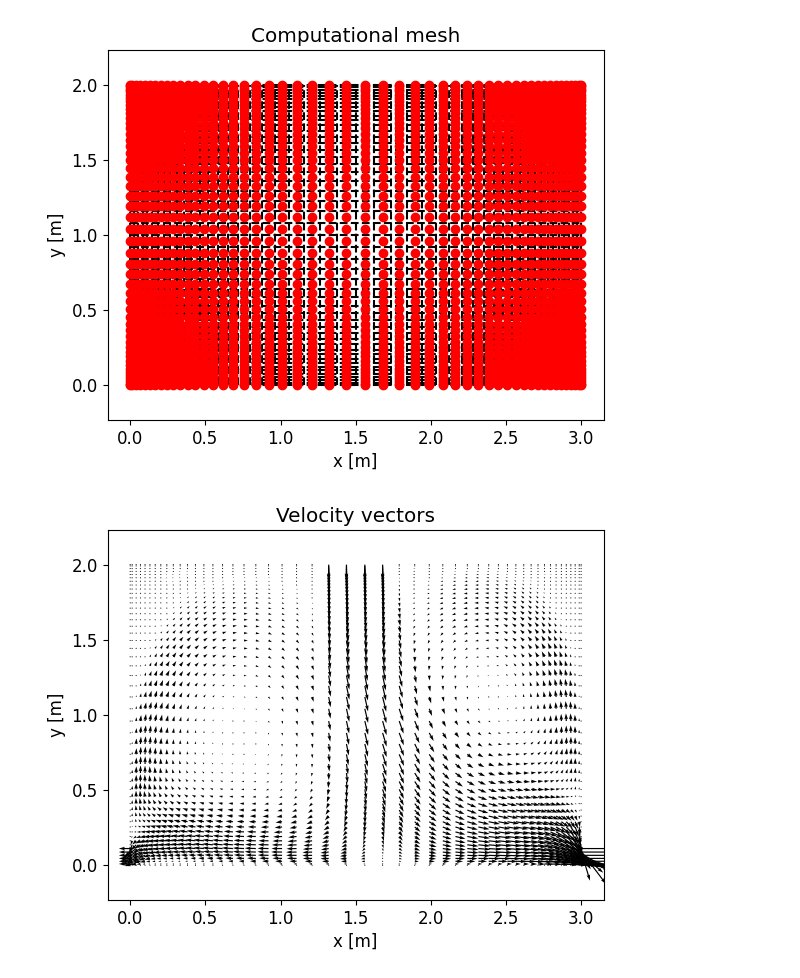
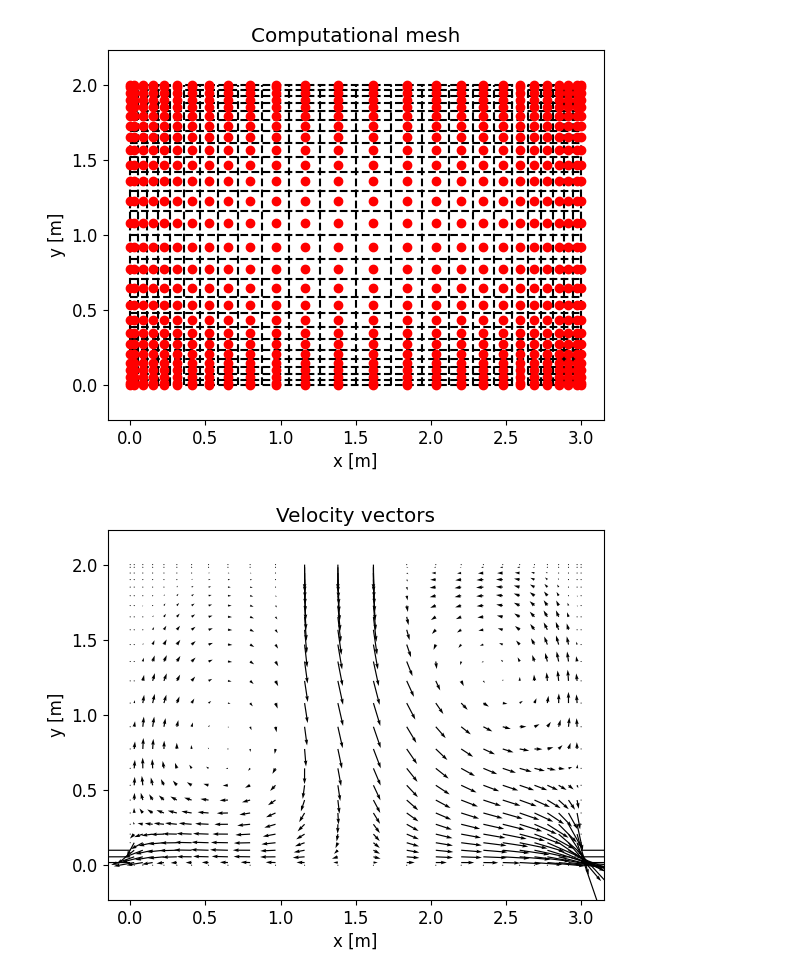
Before and after one commit to John-Carlsson/CFD, a Jupyter notebook: task2/main.ipynb, the cells around one changed output. Cells and saved outputs as stored; diff of their text form; code cells hidden in the pictures.

```diff
--- a/task2/main.ipynb
+++ b/task2/main.ipynb
@@ -23,7 +23,7 @@ import os # For saving plots
 #===================== Inputs =====================
 
 # Geometric and mesh inputs (mesh is read from file)
-grid_type = 'fine' # Either 'coarse' or 'fine'
+grid_type = 'coarse' # Either 'coarse' or 'fine'
 caseID    =   20       # Your case number to solve
 
 # Solver inputs
@@ -33,7 +33,7 @@ solver = 'TDMA'  # Either Gauss-Seidel or TDMA
 
 # Physical properties
 rho    =   1    # Density
-k      =   1    # Thermal conductivity
+k      =   1   # Thermal conductivity
 Cp     =   200  # Specific heat
 gamma  =   k/Cp # Calculated diffusion coefficient
 q_in = 50 /Cp   #W/m^2
@@ -169,6 +169,8 @@ for i in range(1,nI-1):
 
 for j in range(1,nJ-1):
     i = -1
+    if u[i,j] == 0:
+        T[i,j] = 40
 
     i = 0
     if u[i,j] == 0:
@@ -178,7 +180,7 @@ for j in range(1,nJ-1):
 #South wall
 for i in range(1,nI-1):
     j = 0
-    Su[i,j+1] = dx_we[i,j+1]* q_in
+    Su[i,j+1] = 0#dx_we[i,j+1]* q_in
 
 
 # west wall
@@ -284,8 +286,8 @@ for i in range(1,nI-1):
 for j in range(1,nJ-1):
     # East wall:
     i = -2
-    if u[i+1,j] == 0:
-        aE[i,j] = 0
+    # if u[i+1,j] == 0:
+    #     aE[i,j] = 0
     # West wall: Dirichlet
     i = 1
     # aW[i,j] = 0
@@ -381,7 +383,7 @@ for iter in range(nIter):
     for j in range(1,nJ-1):
         # East wall:
         i = -1
-        T[i, j] = T[i-1, j]
+        # T[i, j] = T[i-1, j]
         # West wall:
         i = 0
 
@@ -584,7 +581,7 @@ for j in range(1,nJ-1):
 
     # East boundary
     i = -1
-    qX[i,j] = 0
+    qX[i,j] = -k*(T[i,j]-T[i-1,j])/ dx_PE[i-1,j]
     qY[i,j] = 0
 for i in range(1,nI-1):
     # south boundary
@@ -612,32 +609,32 @@ plt.ylim(-0.5*H, 3/2*H)
 plt.tight_layout()
 
 
 plt.savefig('Figures/'+grid_type+'/'+solver+'/_Case_'+str(caseID)+'_wallHeatFlux.png')
 
 # Plot residual convergence
 plt.figure()
 plt.title('Residual convergence')
 plt.xlabel('Iterations')
 plt.ylabel('Residual [-]')
 resLength = np.arange(0,len(res),1)
 plt.plot(resLength, res)
 plt.grid()
 plt.yscale('log')
 
 plt.savefig('Figures/'+grid_type+'/'+solver+'/_Case_'+str(caseID)+'_residualConvergence.png')
 
 # Plot heat rate convergence
 plt.figure()
 plt.title('Heat rate error $(F_{in}-F_{out})/F_{in}$')
 plt.xlabel('Iterations')
 plt.ylabel('Heat rate error %')
 plt.plot(glob_imbal, label = 'Global heat rate imbalance')
 plt.yscale('log')
 plt.hlines(glob_imbal[-1], 0, len(glob_imbal), colors='r', linestyles='dashed')
 plt.text(5, glob_imbal[-1]*1.1, 'Convergence = %.2g%%'%(glob_imbal[-1]*100))
 plt.legend()
 
 plt.savefig('Figures/'+grid_type+'/'+solver+'/_Case_'+str(caseID)+'global_heatrate_imbalance.png')
 # %% [output]
-[figure, old version]
+[figure, new version]
-[figure, old version]
+[figure, new version]
```
Also changed, not shown: parts of 7 cells of this notebook, 8 other files.
